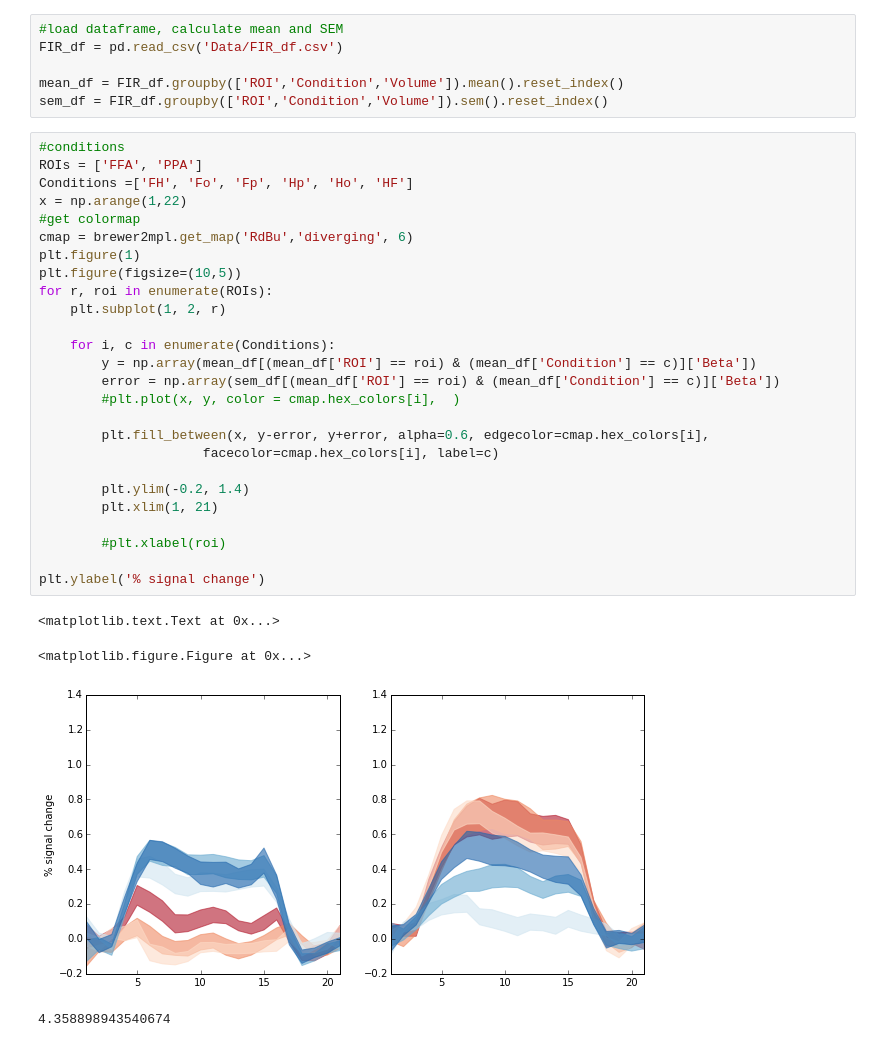
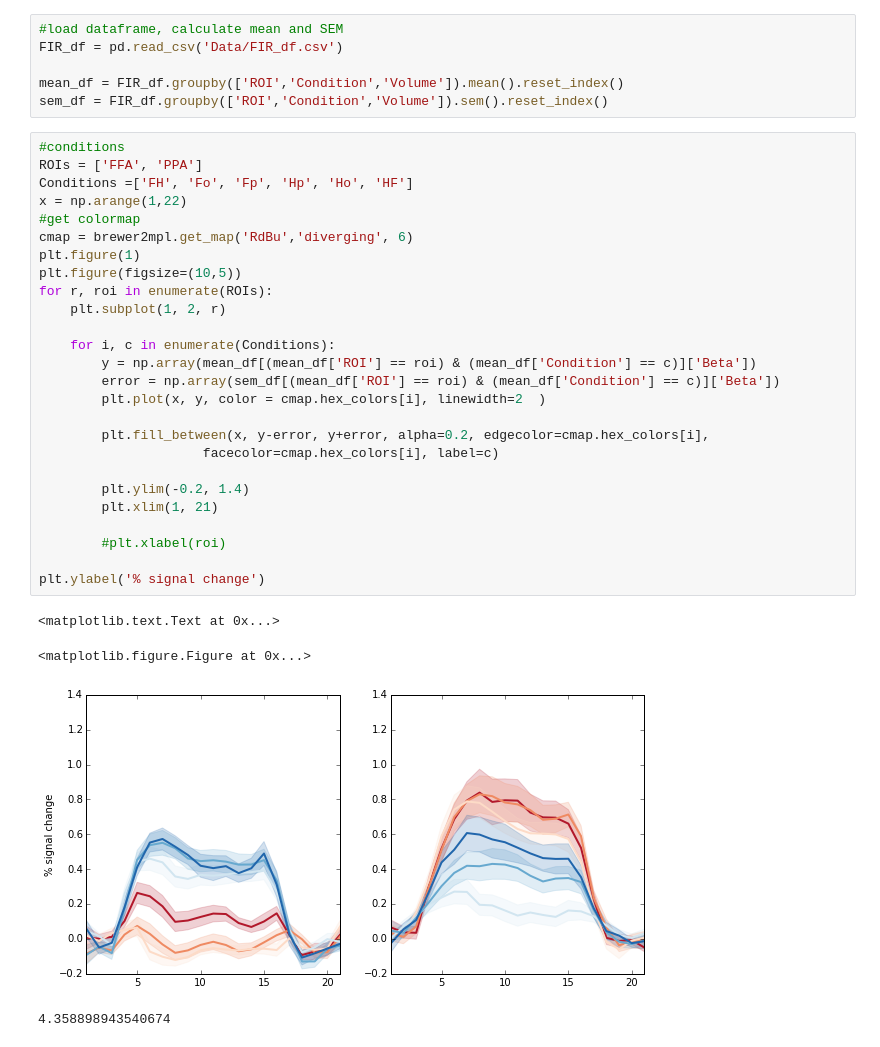
Before and after one commit to kaihwang/TDSigEI, a Jupyter notebook: Plot FIR.ipynb, the cells around one changed output. Cells and saved outputs as stored; diff of their text form.

```diff
--- a/Plot FIR.ipynb
+++ b/Plot FIR.ipynb
@@ -50,33 +34,33 @@ sem_df = FIR_df.groupby(['ROI','Condition','Volume']).sem().reset_index()
 # %%
 #conditions
 ROIs = ['FFA', 'PPA']
 Conditions =['FH', 'Fo', 'Fp', 'Hp', 'Ho', 'HF']
 x = np.arange(1,22)
 #get colormap
 cmap = brewer2mpl.get_map('RdBu','diverging', 6)
 plt.figure(1)
 plt.figure(figsize=(10,5))
 for r, roi in enumerate(ROIs):
     plt.subplot(1, 2, r)
 
     for i, c in enumerate(Conditions):
         y = np.array(mean_df[(mean_df['ROI'] == roi) & (mean_df['Condition'] == c)]['Beta'])
         error = np.array(sem_df[(mean_df['ROI'] == roi) & (mean_df['Condition'] == c)]['Beta'])
-        #plt.plot(x, y, color = cmap.hex_colors[i],  )
+        plt.plot(x, y, color = cmap.hex_colors[i], linewidth=2  )
 
-        plt.fill_between(x, y-error, y+error, alpha=0.6, edgecolor=cmap.hex_colors[i],
+        plt.fill_between(x, y-error, y+error, alpha=0.2, edgecolor=cmap.hex_colors[i],
                      facecolor=cmap.hex_colors[i], label=c)
 
         plt.ylim(-0.2, 1.4)
         plt.xlim(1, 21)
 
         #plt.xlabel(roi)
 
 plt.ylabel('% signal change')
 # %% [output]
 <matplotlib.text.Text at 0x...>
 <matplotlib.figure.Figure at 0x...>
-[figure, old version]
+[figure, new version]
 # %%
 # %% [output]
 4.358898943540674
```
Also changed, not shown: parts of 2 cells of this notebook, 10 other files.
